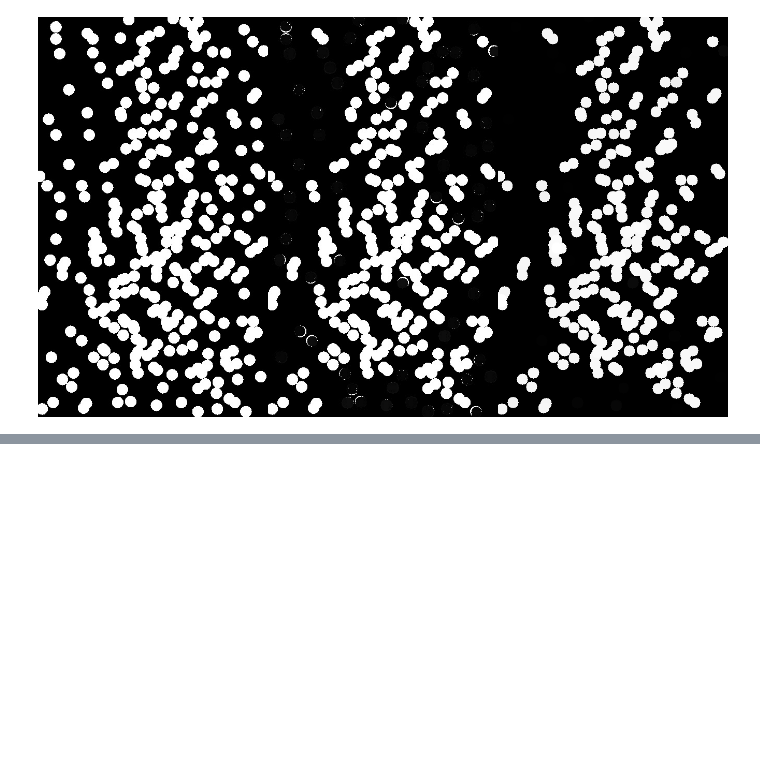
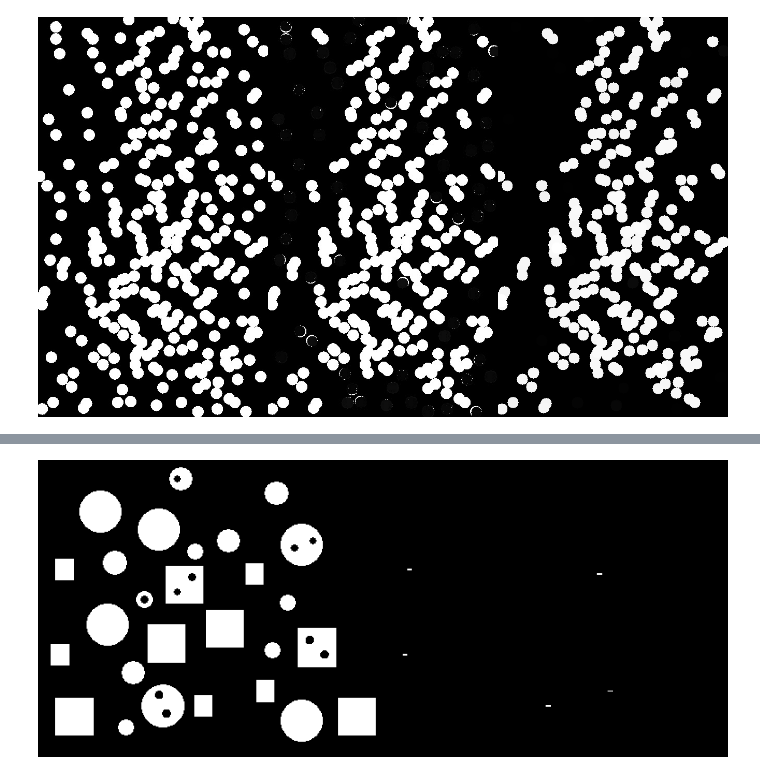
Before and after one commit to aryamaanjain/cvit_workshop, a Jupyter notebook: day_3/cvit_summer_workshop_28may2020_1.ipynb, the cells around one changed output, grey strips where cells are left out. Saved outputs shown, nothing was run; the diff lists cells and outputs as text; code cells hidden in the pictures; blank space fills up the shorter version.

```diff
--- a/day_3/cvit_summer_workshop_28may2020_1.ipynb
+++ b/day_3/cvit_summer_workshop_28may2020_1.ipynb
@@ -87,0 +148,17 @@ cv2_imshow(np.hstack((coins, scoins, output)))
+# %%
+# retain small squares
+ksize = 27  # kernel size 27
+bsize = 1  # boundary size 1
+dsize = 6 # disk size 8
+
+kernel = np.zeros((ksize,ksize))
+kernel[0:bsize, :] = -1
+kernel[ksize-bsize:ksize, :] = -1
+kernel[:, 0:bsize] = -1
+kernel[:, ksize-bsize:ksize] = -1
+kernel[dsize:ksize-dsize, dsize:ksize-dsize] = 1
+
+s2 = cv2.morphologyEx(filled, cv2.MORPH_HITMISS, kernel)
+cv2_imshow(np.hstack((img, s2)))
+# %% [output]
+[figure, added]
```
Also changed, not shown: parts of 17 cells of this notebook.
